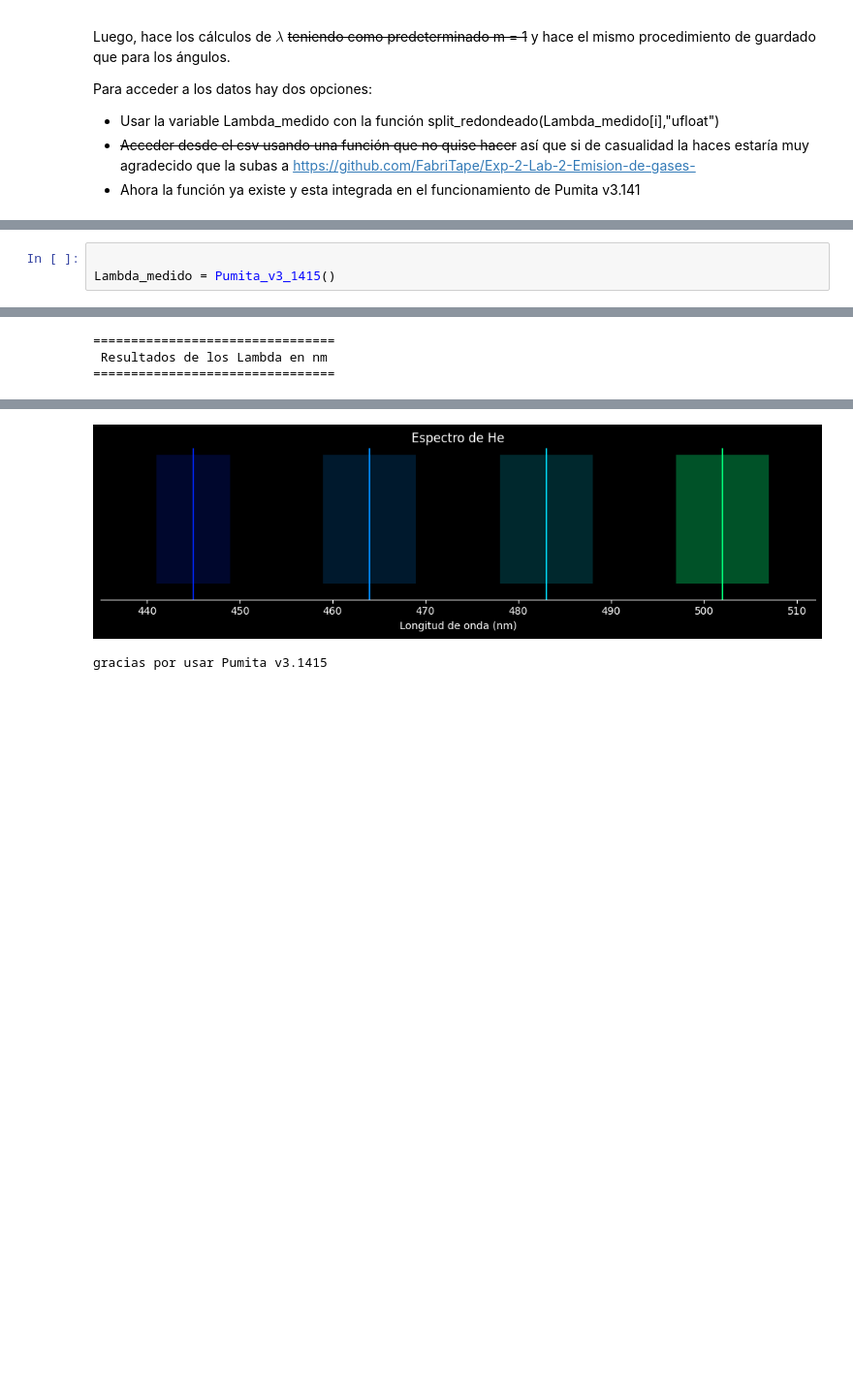
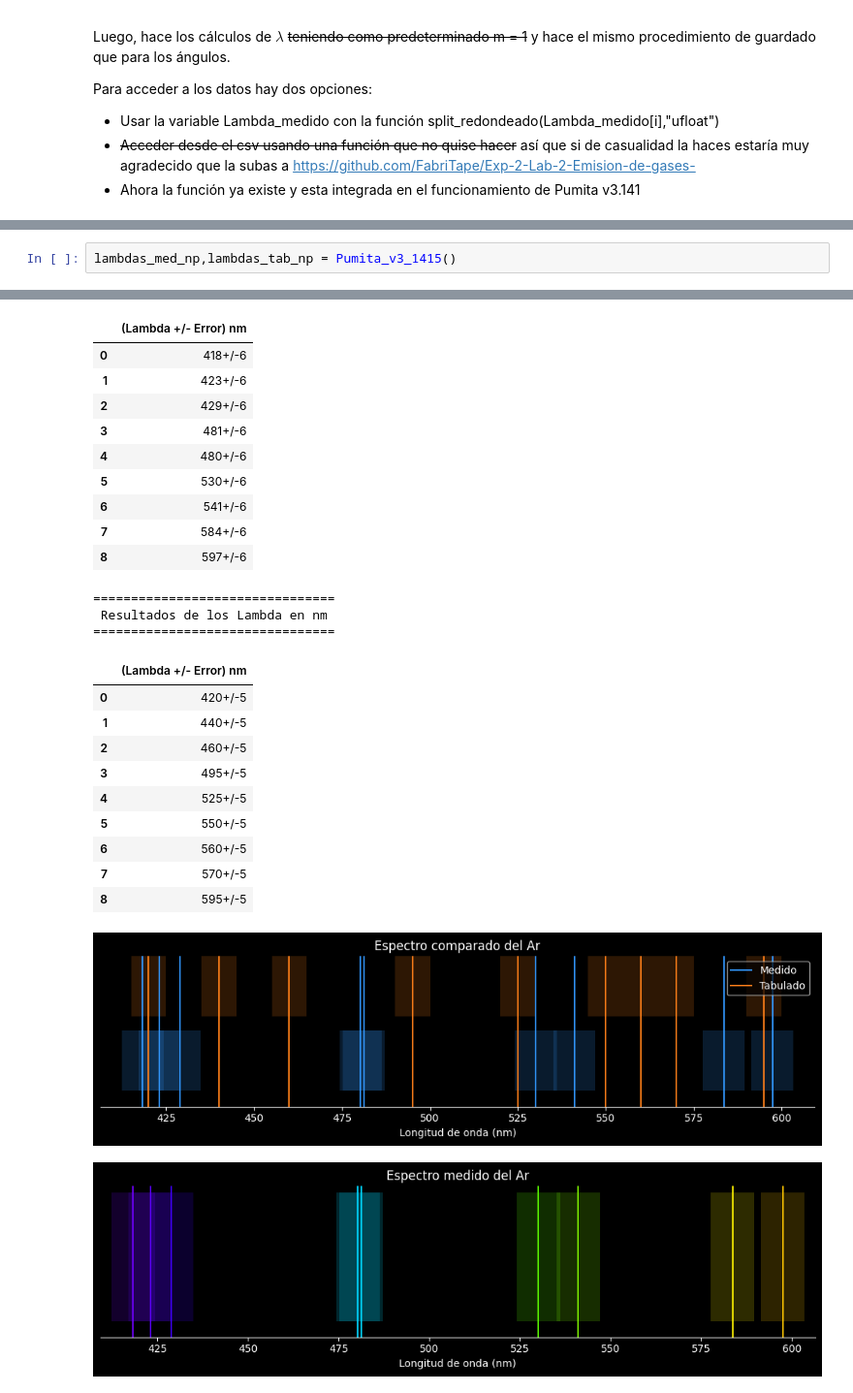
Before and after one commit to FabriTape/Exp-2-Lab-2-Emision-de-gases-, a Jupyter notebook: Emision_abs.ipynb, the cells around one changed output, grey strips where cells are left out. Shown at 97% size. Drawn from its saved outputs; the diff is of its cells as text; blank space fills up the shorter version.

```diff
--- a/Emision_abs.ipynb
+++ b/Emision_abs.ipynb
@@ -422,4 +455,3 @@ Para acceder a los datos hay dos opciones:
 # %%
-
-Lambda_medido = Pumita_v3_1415()
+lambdas_med_np,lambdas_tab_np = Pumita_v3_1415()
 # %% [output]
@@ -433,3 +478,0 @@ Lambda_medido = Pumita_v3_1415()
-================================
- Resultados de los Lambda en nm
-================================
@@ -447,2 +495,25 @@ Lambda_medido = Pumita_v3_1415()
+|  | (Lambda +/- Error) nm |
+| 0 | 418+/-6 |
+| 1 | 423+/-6 |
+| 2 | 429+/-6 |
+| 3 | 481+/-6 |
+| 4 | 480+/-6 |
+| 5 | 530+/-6 |
+| 6 | 541+/-6 |
+| 7 | 584+/-6 |
+| 8 | 597+/-6 |
+================================
+ Resultados de los Lambda en nm
+================================
+|  | (Lambda +/- Error) nm |
+| 0 | 420+/-5 |
+| 1 | 440+/-5 |
+| 2 | 460+/-5 |
+| 3 | 495+/-5 |
+| 4 | 525+/-5 |
+| 5 | 550+/-5 |
+| 6 | 560+/-5 |
+| 7 | 570+/-5 |
+| 8 | 595+/-5 |
-[figure, old version]
+[figure, new version]
-gracias por usar Pumita v3.1415
+[figure, added]
```
Also changed, not shown: parts of 11 cells of this notebook, 42 other files.
